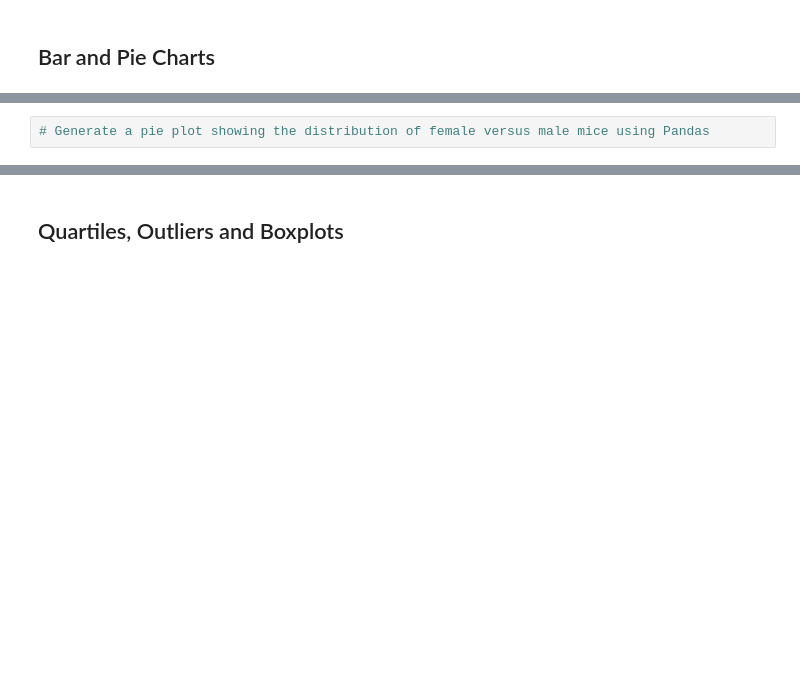
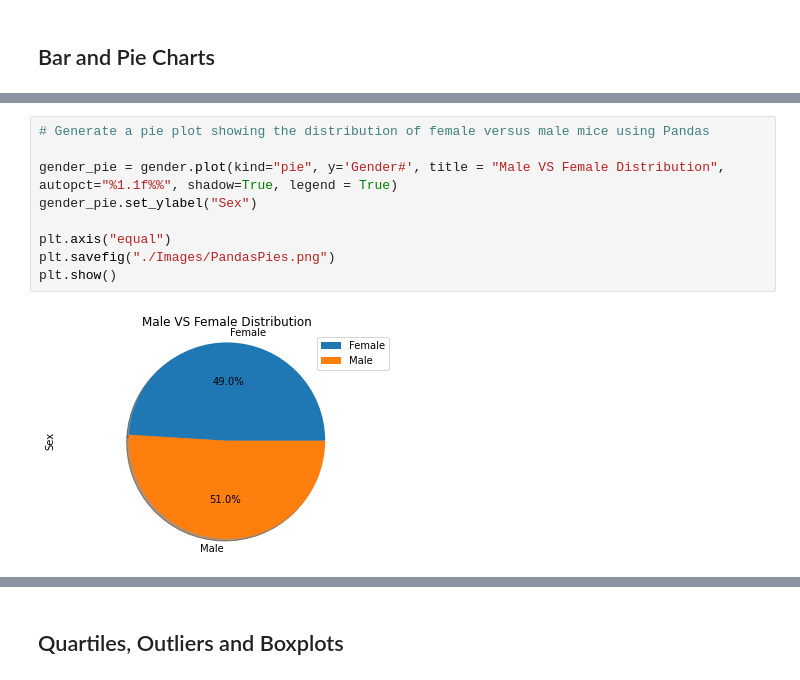
Before and after one commit to IlkayAtes11/Matplotlib-Challenge, a Jupyter notebook: Code/pymaceuticals.ipynb, the cells around one changed output, grey strips where cells are left out. Saved outputs shown, nothing was run; the diff lists cells and outputs as text; blank space fills up the shorter version.

```diff
--- a/Code/pymaceuticals.ipynb
+++ b/Code/pymaceuticals.ipynb
@@ -199,4 +190,13 @@ plt.show()
 # %%
 # Generate a pie plot showing the distribution of female versus male mice using Pandas
+
+gender_pie = gender.plot(kind="pie", y='Gender#', title = "Male VS Female Distribution", autopct="%1.1f%%", shadow=True, legend = True)
+gender_pie.set_ylabel("Sex")
+
+plt.axis("equal")
+plt.savefig("./Images/PandasPies.png")
+plt.show()
+# %% [output]
+[figure, added]
 # %%
 # Generate a pie plot showing the distribution of female versus male mice using pyplot
```
Also changed, not shown: parts of 7 cells of this notebook, 4 other files.
